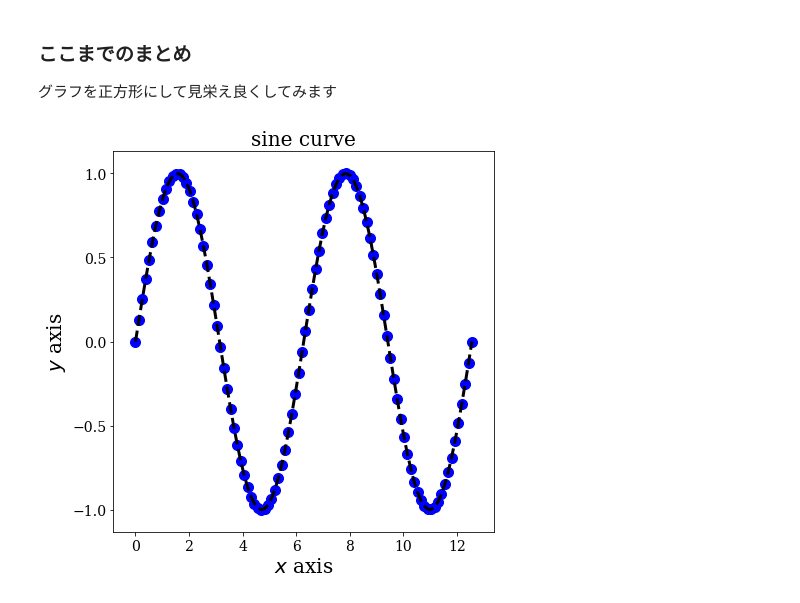
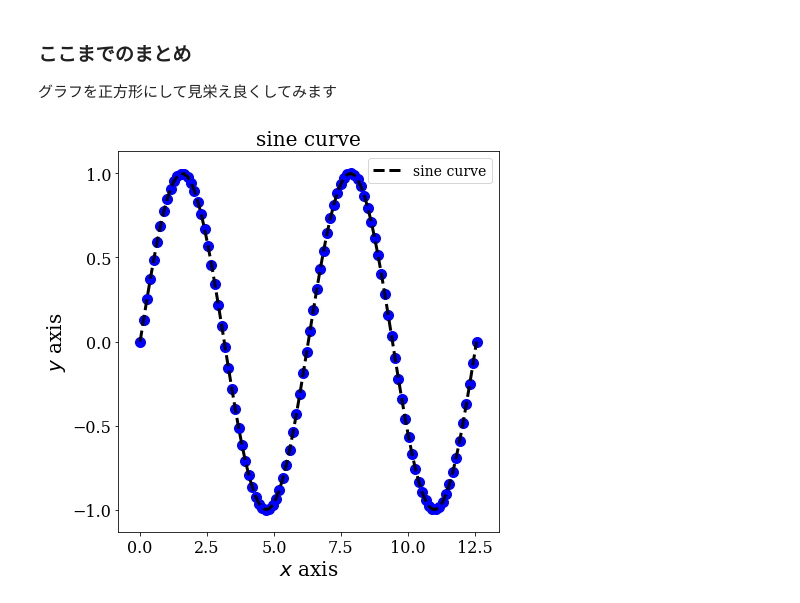
Before and after one commit to Ippai-Attena/Python_beginner, a Jupyter notebook: visualization/chap1.ipynb, the cells around one changed output. Cells and saved outputs as stored; diff of their text form; code cells hidden in the pictures.

Commit message:
add matplotlib ex.

```diff
--- a/visualization/chap1.ipynb
+++ b/visualization/chap1.ipynb
@@ -273,22 +281,26 @@ ax.set_aspect(xrange/yrange)   # xの範囲/yの範囲って渡す
 # %%
 font = {"family": "serif"}   #ちゃっかりフォントの種類も変えた
 plt.rc("font", **font)
+plt.rc('xtick', labelsize=16)   # matplotlibのデフォルト設定をいじる（x軸）
+plt.rc('ytick', labelsize=16)   # matplotlibのデフォルト設定をいじる（y軸）
 
 plt.figure(figsize=(7,7))
 plt.plot(x,y, color="k", lw=3, ls="--")   #ls: line styleの略"--"で破線になる。kは黒という意味。*kuroとは関係ないです。
 plt.scatter(x,y, s=100, color="blue")
-
+plt.legend(["sine curve"], fontsize=14)
 
 fs = 20  # font sizeを指定した
 plt.title("sine curve", fontsize=fs)
 plt.xlabel("$x$ axis", fontsize=fs)
 plt.ylabel("$y$ axis", fontsize=fs)
+
+
 
 ax = plt.gca()  #現在アクティブなグラフのオブジェクト（実体）をとってくる。get current axisの略
 xlim = ax.get_xlim()   #描画されているx軸の最小値と最大値
 ylim = ax.get_ylim()   ##描画されているy軸の最小値と最大値
 xrange = xlim[1]-xlim[0]   #xlim[0]はxlimに入っている0番目の値をとってこいって意味。
 yrange = ylim[1]-ylim[0]
 ax.set_aspect(xrange/yrange)   # xの範囲/yの範囲って渡す
 # %% [output]
-[figure, old version]
+[figure, new version]
```
Also changed, not shown: parts of 2 cells of this notebook.
